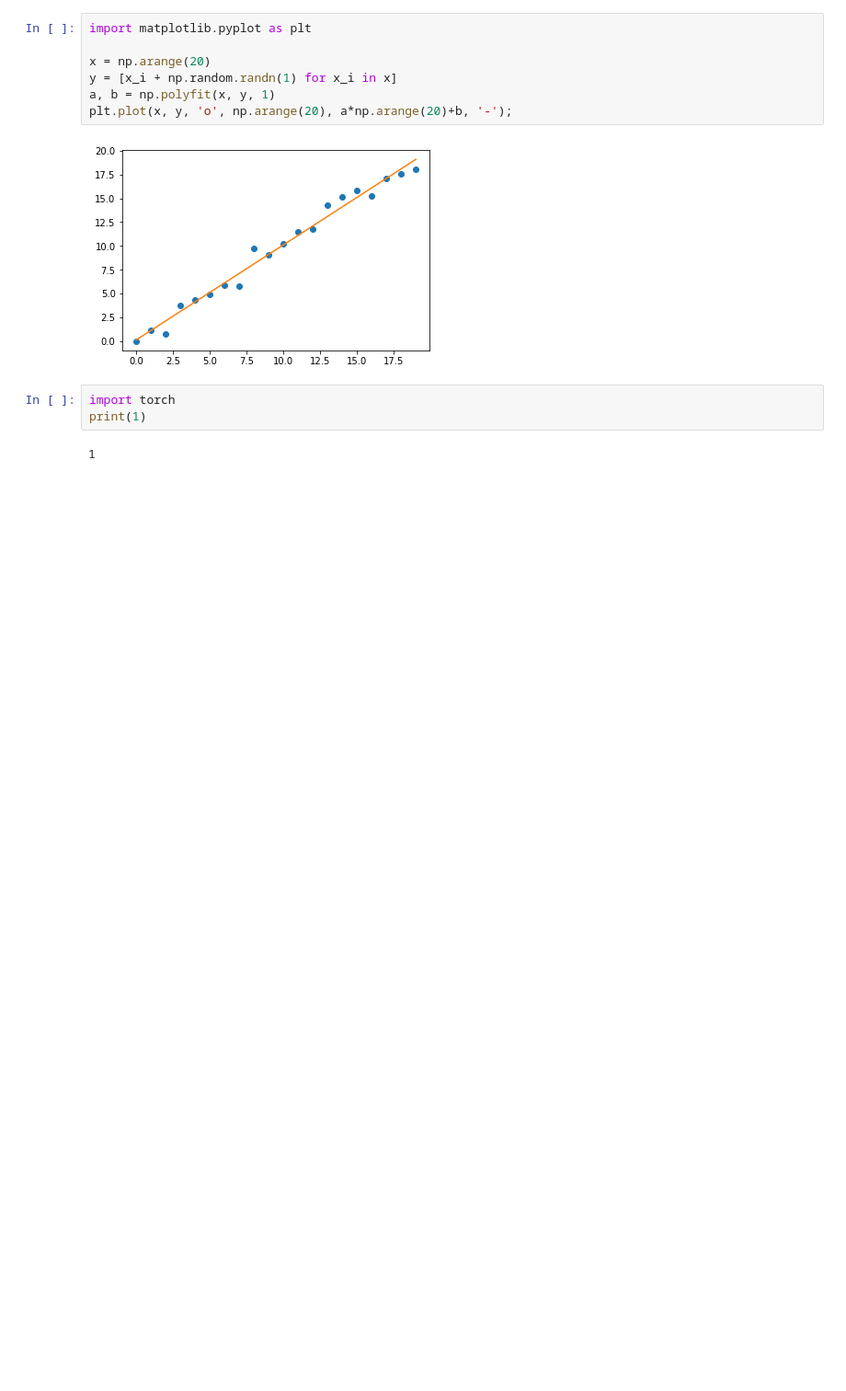
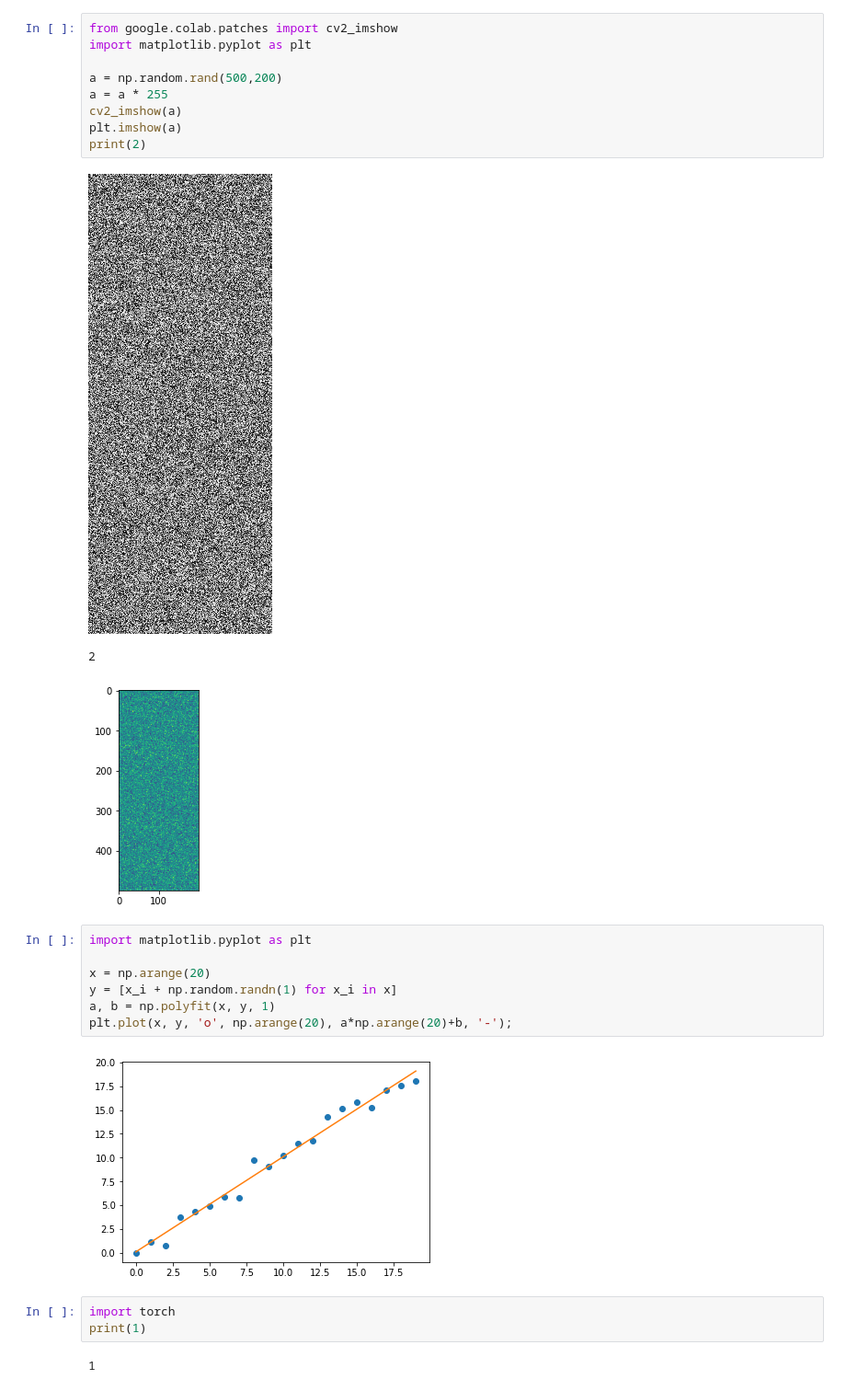
Before and after one commit to harrislowe/DeepLearning, a Jupyter notebook: test.ipynb, the cells around one changed output. Shown at 92% size. Saved outputs shown, nothing was run; the diff lists cells and outputs as text; blank space fills up the shorter version.

```diff
--- a/test.ipynb
+++ b/test.ipynb
@@ -16,3 +19,16 @@ array([[2., 3., 4.],
+# %%
+from google.colab.patches import cv2_imshow
+import matplotlib.pyplot as plt
+
+a = np.random.rand(500,200)
+a = a * 255
+cv2_imshow(a)
+plt.imshow(a)
+print(2)
+# %% [output]
+[figure, added]
+2
+[figure, added]
 # %%
 import matplotlib.pyplot as plt
 
```
Also changed, not shown: parts of 2 cells of this notebook.
